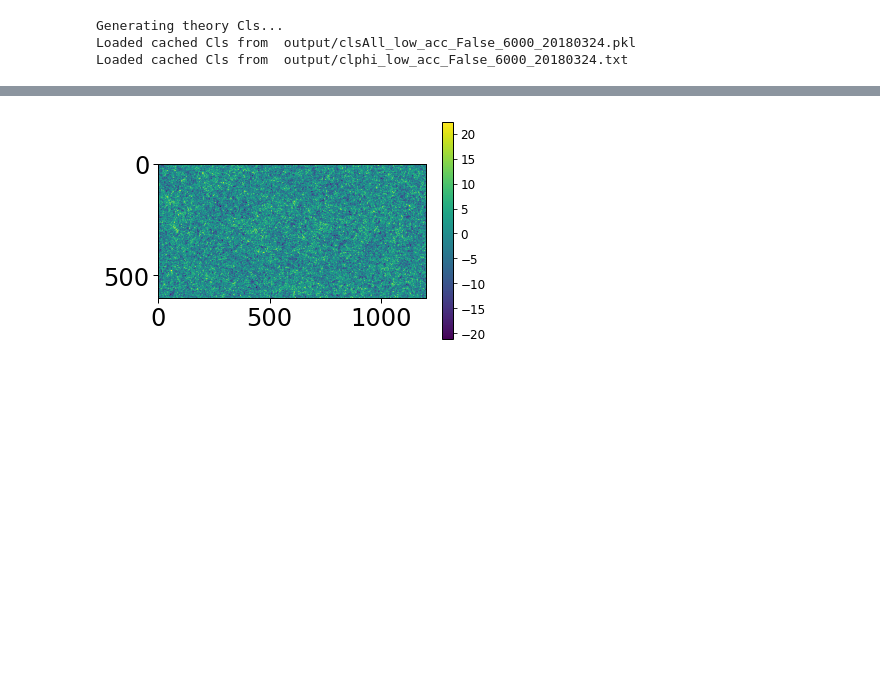
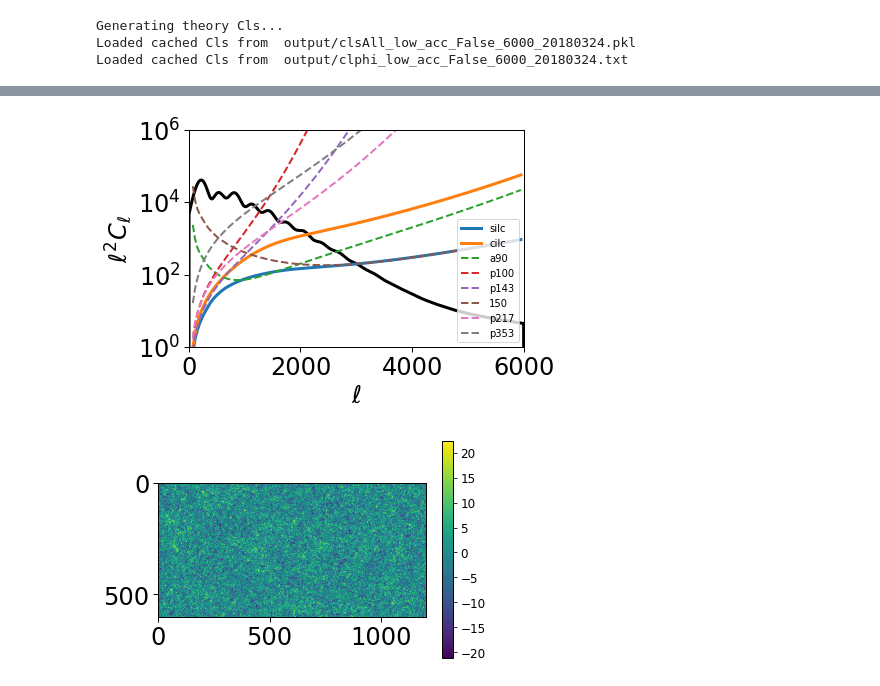
Before and after one commit to msyriac/orphics, a Jupyter notebook: tutorials/GRF-ILC.ipynb, the cells around one changed output, grey strips where cells are left out. Cells and saved outputs as stored; diff of their text form; code cells hidden in the pictures; blank space fills up the shorter version.

Commit message:
MultiArray fg gen bug fix

```diff
--- a/tutorials/GRF-ILC.ipynb
+++ b/tutorials/GRF-ILC.ipynb
@@ -16,6 +16,7 @@ modlmap = enmap.modlmap(shape,wcs)
 lmax = modlmap.max()
 ells = np.arange(0,lmax,1)
 ps_cmb = theory.lCl('TT',ells).reshape((1,1,ells.size))
+cmb2d = theory.lCl('TT',modlmap)
 # %% [output]
 WARNING:root:accuracy parameters are changed globally, not yet per parameter set
 Generating theory Cls...
@@ -59,9 +60,10 @@ pl.add(ells,ps_cmb[0,0]*ells**2.,lw=3,color='k')
 pl.add(ells,ps_sz_150*ells**2.,lw=3,ls="-.",label="sz150 input")
 pl.add(ells,ps_sz_90*ells**2.,lw=3,ls="-.",label="sz90 input")
 
-
+ns = []
 for i,label in enumerate(labels):
     nT,nP = marray.add_array(label,freqs[i],beams[i],noises[i],lknee_T=lknees[i],alpha_T=alphas[i])
+    ns.append(nT)
     cents,n1d = binner.bin(nT)
     pl.add(cents,n1d*cents**2.,lw=2,ls="--",label=label)
     pl.add(ells,ps_sz_150*ells**2.*((marray.freq_scale_func['tsz'](freqs[i])/(marray.freq_scale_func['tsz'](150.)))**2.),lw=2,alpha=0.5,ls="-.",label=label+" scaled")
@@ -69,5 +71,9 @@ pl._ax.set_xlim(0,6000)
 pl._ax.set_ylim(1,1e6)
 pl.legend(loc='lower right')
 pl.done()
+
+kmask = maps.mask_kspace(shape,wcs,lmin=10,lmax=6000)
+print(ns[0].shape)
+analytic_ilc_cov = maps.ilc_cov(modlmap,cmb2d,[1]*len(ns),freqs,ns,['tsz'],fnoises,plot=False,plot_save=None,kmask=kmask)
 # %% [output]
 [figure]
@@ -74,3 +97,33 @@ pl.done()
+# %%
+analytic_cinv = np.linalg.inv(analytic_ilc_cov.T).T
+
+yresponses = gnu(np.array(freqs))
+cresponses = yresponses*0.+1.
+
+silc_noise2d = maps.silc_noise(analytic_cinv)
+cilc_noise2d = maps.cilc_noise(analytic_cinv,cresponses,yresponses)
+cents,snoise1d = binner.bin(silc_noise2d )
+cents,cnoise1d = binner.bin(cilc_noise2d )
+
+cents,cmb1d = binner.bin(cmb2d)
+
+
+pl = io.Plotter(yscale='log',xlabel="$\\ell$",ylabel="$\\ell^2C_{\\ell}$")
+pl.add(ells,ps_cmb[0,0]*ells**2.,lw=3,color='k')
+pl.add(cents,(snoise1d-cmb1d) *cents**2.,lw=3,label="silc")
+pl.add(cents,(cnoise1d-cmb1d) *cents**2.,lw=3,label="cilc")
+
+
+for i,label in enumerate(labels):
+    nT = ns[i]
+    cents,n1d = binner.bin(nT)
+    pl.add(cents,n1d*cents**2.,lw=2,ls="--",label=label)
+pl._ax.set_xlim(0,6000)
+pl._ax.set_ylim(1,1e6)
+pl.legend(loc='lower right')
+pl.done()
+# %% [output]
+[figure, added]
 # %%
 # Set up SZ frequency dependence
 # %%
```
Also changed, not shown: parts of 5 cells of this notebook, 1 other file.
